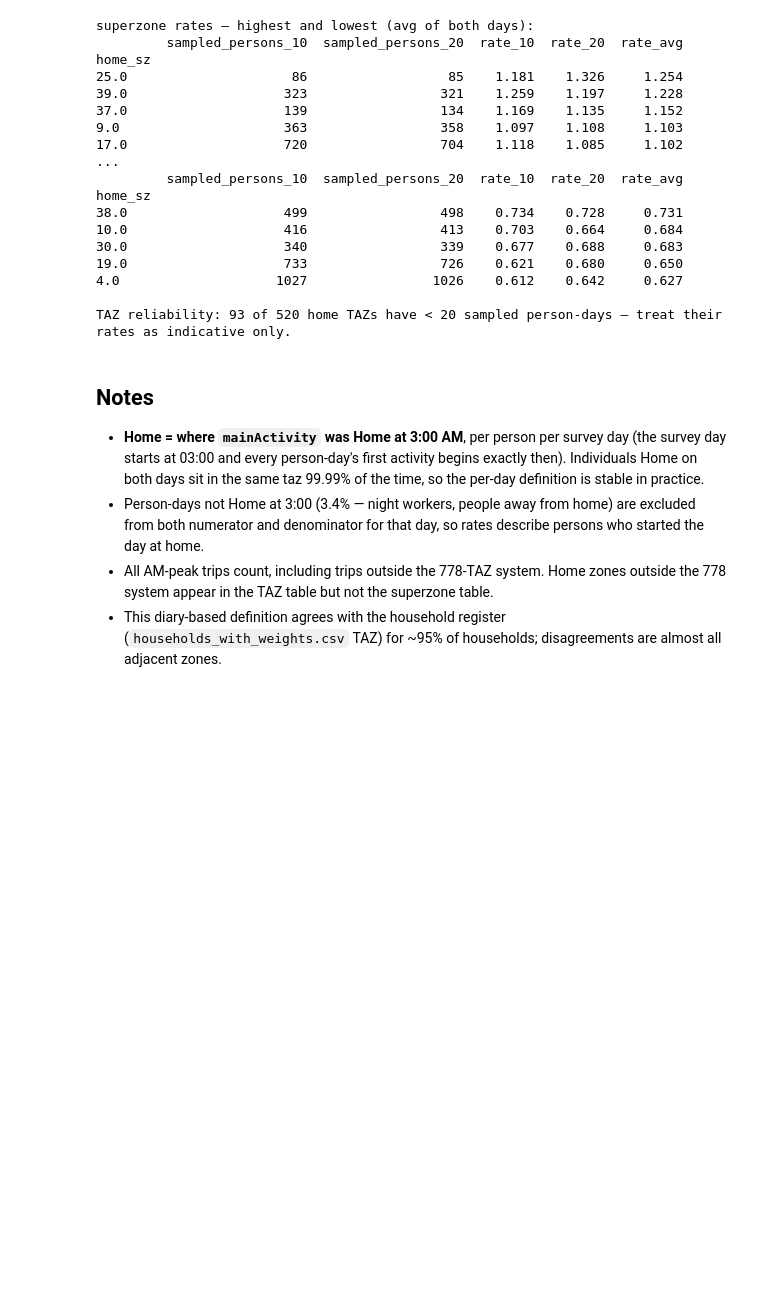
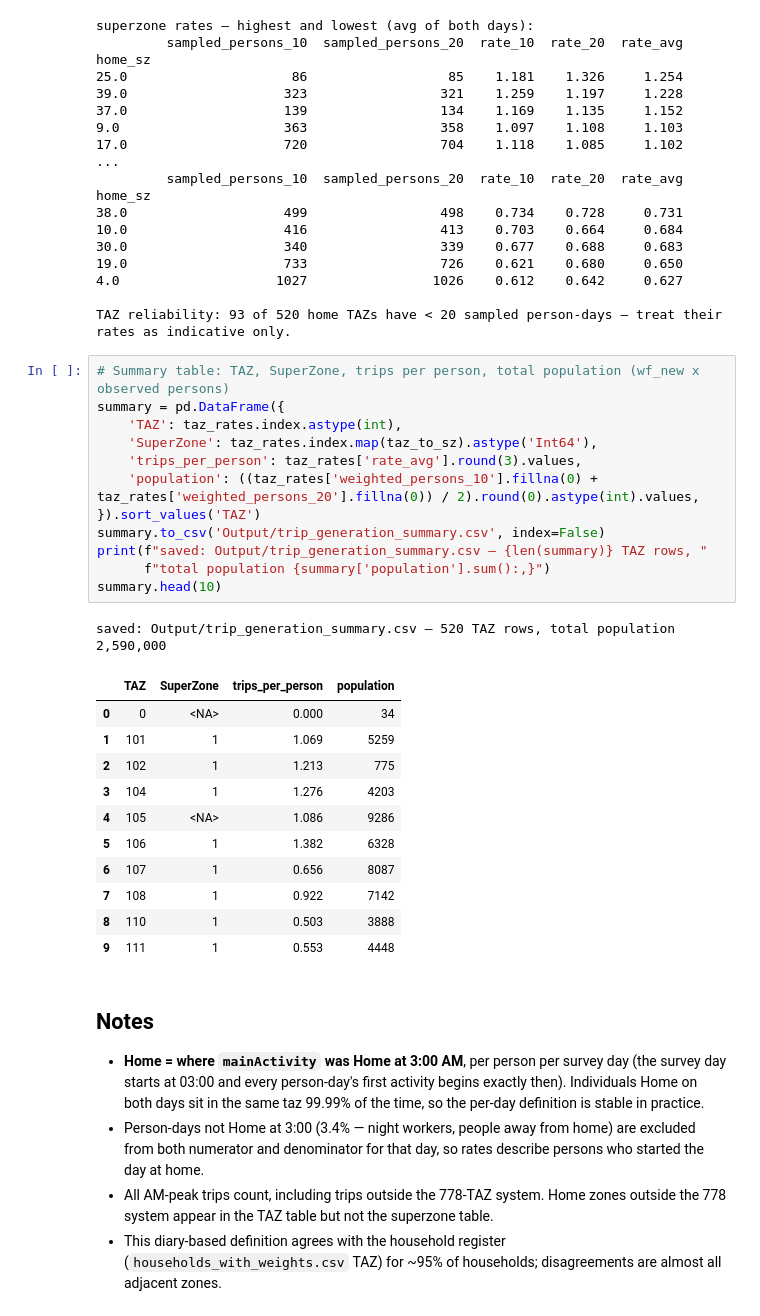
Before and after one commit to oh-da/Nofit_LRT_Extension, a Jupyter notebook: THS_2018_MTX_trip_generation.ipynb, the cells around one changed output. Drawn from its saved outputs; the diff is of its cells as text; blank space fills up the shorter version.

```diff
--- a/THS_2018_MTX_trip_generation.ipynb
+++ b/THS_2018_MTX_trip_generation.ipynb
@@ -189,6 +189,31 @@ home_sz
 4.0                    1027                1026    0.612    0.642     0.627
 
 TAZ reliability: 93 of 520 home TAZs have < 20 sampled person-days — treat their rates as indicative only.
+# %%
+# Summary table: TAZ, SuperZone, trips per person, total population (wf_new x observed persons)
+summary = pd.DataFrame({
+    'TAZ': taz_rates.index.astype(int),
+    'SuperZone': taz_rates.index.map(taz_to_sz).astype('Int64'),
+    'trips_per_person': taz_rates['rate_avg'].round(3).values,
+    'population': ((taz_rates['weighted_persons_10'].fillna(0) + taz_rates['weighted_persons_20'].fillna(0)) / 2).round(0).astype(int).values,
+}).sort_values('TAZ')
+summary.to_csv('Output/trip_generation_summary.csv', index=False)
+print(f"saved: Output/trip_generation_summary.csv — {len(summary)} TAZ rows, "
+      f"total population {summary['population'].sum():,}")
+summary.head(10)
+# %% [output]
+saved: Output/trip_generation_summary.csv — 520 TAZ rows, total population 2,590,000
+|  | TAZ | SuperZone | trips_per_person | population |
+| 0 | 0 | <NA> | 0.000 | 34 |
+| 1 | 101 | 1 | 1.069 | 5259 |
+| 2 | 102 | 1 | 1.213 | 775 |
+| 3 | 104 | 1 | 1.276 | 4203 |
+| 4 | 105 | <NA> | 1.086 | 9286 |
+| 5 | 106 | 1 | 1.382 | 6328 |
+| 6 | 107 | 1 | 0.656 | 8087 |
+| 7 | 108 | 1 | 0.922 | 7142 |
+| 8 | 110 | 1 | 0.503 | 3888 |
+| 9 | 111 | 1 | 0.553 | 4448 |
 # %% [markdown]
 ## Notes
 
```
Also changed, not shown: 1 other file.
